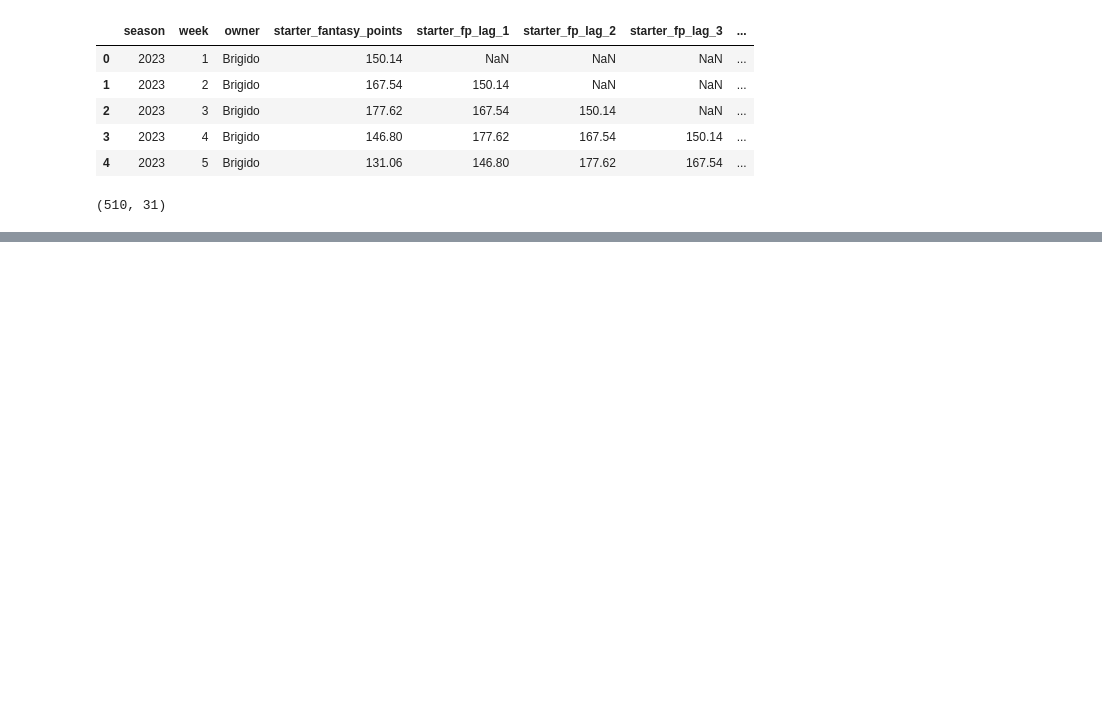
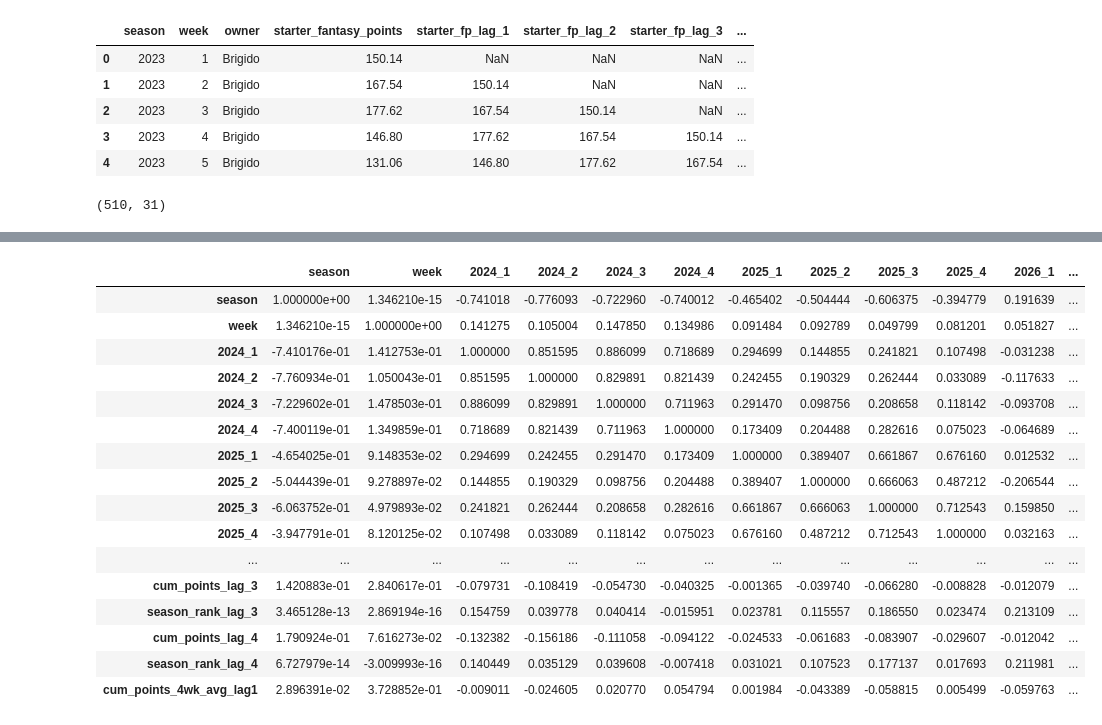
Before and after one commit to JoseAlfaro12/DynastyFootballAnalytics, a Jupyter notebook: Scripts/Modeling/XGBoost.ipynb, the cells around one changed output, grey strips where cells are left out. Cells and saved outputs as stored; diff of their text form; code cells hidden in the pictures; blank space fills up the shorter version.

```diff
--- a/Scripts/Modeling/XGBoost.ipynb
+++ b/Scripts/Modeling/XGBoost.ipynb
@@ -39,0 +64,20 @@ train = picks_full.merge(matchups,
+# %%
+corr_matrix
+# %% [output]
+|  | season | week | 2024_1 | 2024_2 | 2024_3 | 2024_4 | 2025_1 | 2025_2 | 2025_3 | 2025_4 | 2026_1 | ... |
+| season | 1.000000e+00 | 1.346210e-15 | -0.741018 | -0.776093 | -0.722960 | -0.740012 | -0.465402 | -0.504444 | -0.606375 | -0.394779 | 0.191639 | ... |
+| week | 1.346210e-15 | 1.000000e+00 | 0.141275 | 0.105004 | 0.147850 | 0.134986 | 0.091484 | 0.092789 | 0.049799 | 0.081201 | 0.051827 | ... |
+| 2024_1 | -7.410176e-01 | 1.412753e-01 | 1.000000 | 0.851595 | 0.886099 | 0.718689 | 0.294699 | 0.144855 | 0.241821 | 0.107498 | -0.031238 | ... |
+| 2024_2 | -7.760934e-01 | 1.050043e-01 | 0.851595 | 1.000000 | 0.829891 | 0.821439 | 0.242455 | 0.190329 | 0.262444 | 0.033089 | -0.117633 | ... |
+| 2024_3 | -7.229602e-01 | 1.478503e-01 | 0.886099 | 0.829891 | 1.000000 | 0.711963 | 0.291470 | 0.098756 | 0.208658 | 0.118142 | -0.093708 | ... |
+| 2024_4 | -7.400119e-01 | 1.349859e-01 | 0.718689 | 0.821439 | 0.711963 | 1.000000 | 0.173409 | 0.204488 | 0.282616 | 0.075023 | -0.064689 | ... |
+| 2025_1 | -4.654025e-01 | 9.148353e-02 | 0.294699 | 0.242455 | 0.291470 | 0.173409 | 1.000000 | 0.389407 | 0.661867 | 0.676160 | 0.012532 | ... |
+| 2025_2 | -5.044439e-01 | 9.278897e-02 | 0.144855 | 0.190329 | 0.098756 | 0.204488 | 0.389407 | 1.000000 | 0.666063 | 0.487212 | -0.206544 | ... |
+| 2025_3 | -6.063752e-01 | 4.979893e-02 | 0.241821 | 0.262444 | 0.208658 | 0.282616 | 0.661867 | 0.666063 | 1.000000 | 0.712543 | 0.159850 | ... |
+| 2025_4 | -3.947791e-01 | 8.120125e-02 | 0.107498 | 0.033089 | 0.118142 | 0.075023 | 0.676160 | 0.487212 | 0.712543 | 1.000000 | 0.032163 | ... |
+| ... | ... | ... | ... | ... | ... | ... | ... | ... | ... | ... | ... | ... |
+| cum_points_lag_3 | 1.420883e-01 | 2.840617e-01 | -0.079731 | -0.108419 | -0.054730 | -0.040325 | -0.001365 | -0.039740 | -0.066280 | -0.008828 | -0.012079 | ... |
+| season_rank_lag_3 | 3.465128e-13 | 2.869194e-16 | 0.154759 | 0.039778 | 0.040414 | -0.015951 | 0.023781 | 0.115557 | 0.186550 | 0.023474 | 0.213109 | ... |
+| cum_points_lag_4 | 1.790924e-01 | 7.616273e-02 | -0.132382 | -0.156186 | -0.111058 | -0.094122 | -0.024533 | -0.061683 | -0.083907 | -0.029607 | -0.012042 | ... |
+| season_rank_lag_4 | 6.727979e-14 | -3.009993e-16 | 0.140449 | 0.035129 | 0.039608 | -0.007418 | 0.031021 | 0.107523 | 0.177137 | 0.017693 | 0.211981 | ... |
+| cum_points_4wk_avg_lag1 | 2.896391e-02 | 3.728852e-01 | -0.009011 | -0.024605 | 0.020770 | 0.054794 | 0.001984 | -0.043389 | -0.058815 | 0.005499 | -0.059763 | ... |
```
Also changed, not shown: parts of 33 cells of this notebook, 2 other files.
